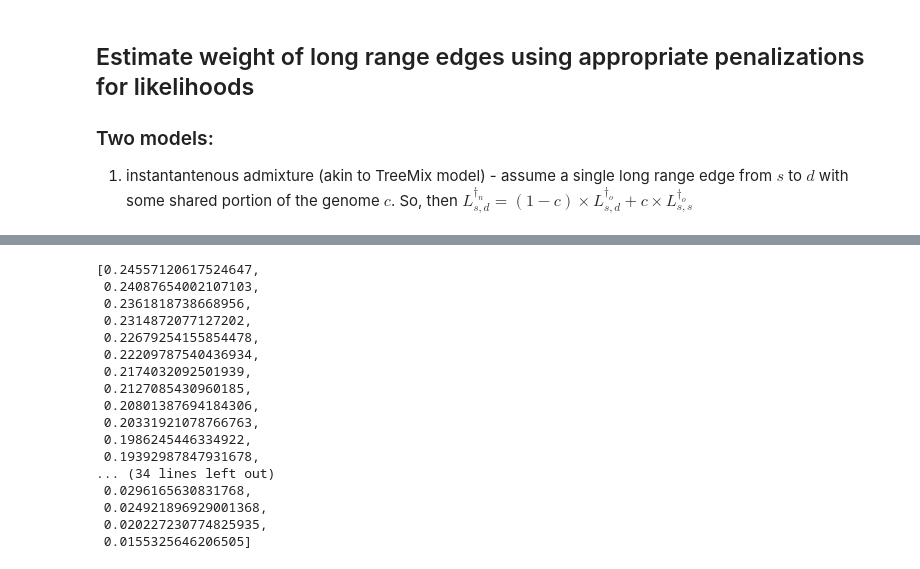
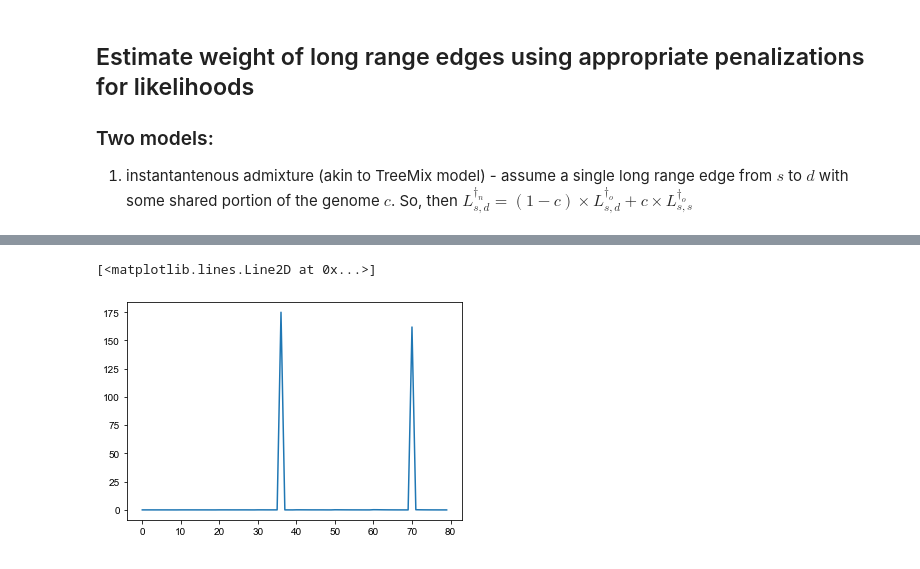
Before and after one commit to NovembreLab/feems, a Jupyter notebook: docs/notebooks/est-long-range.ipynb, the cells around one changed output, grey strips where cells are left out. Cells and saved outputs as stored; diff of their text form; code cells hidden in the pictures.

```diff
--- a/docs/notebooks/est-long-range.ipynb
+++ b/docs/notebooks/est-long-range.ipynb
@@ -136,23 +168,9 @@ plt.plot(obj_lr.Linv_block["oo"][36,:]); plt.axvline(36,color='k',linewidth=2,al
 # %%
-[np.ravel(c*obj_lr.Linv_block["oo"][36,91]+(1-c)*np.dot(sp_graph_lr.adj_base.todense()[36,:],obj_lr.Linv_block["oo"][:,36])[0])[0] for c in cc]
+# [np.ravel(c*obj_lr.Linv_block["oo"][36,91]+(1-c)*np.dot(sp_graph_lr.adj_base.todense()[36,:],obj_lr.Linv_block["oo"][:,36])[0])[0] for c in cc]
+plt.plot(obj_lr.Linv_block["oo"][70,])
 # %% [output]
-[0.24557120617524647,
- 0.24087654002107103,
- 0.2361818738668956,
- 0.2314872077127202,
- 0.22679254155854478,
- 0.22209787540436934,
- 0.2174032092501939,
- 0.2127085430960185,
- 0.20801387694184306,
- 0.20331921078766763,
- 0.1986245446334922,
- 0.19392987847931678,
-... (34 lines left out)
- 0.0296165630831768,
- 0.024921896929001368,
- 0.020227230774825935,
- 0.0155325646206505]
+[<matplotlib.lines.Line2D at 0x...>]
+[figure, added]
 # %%
 # cc = np.linspace(0,1,50)
 plt.plot(cc,[np.ravel(c*obj_lr.Linv_block["oo"][36,91]+(1-c)*np.dot(sp_graph_lr.adj_base.todense()[36,:],obj_lr.Linv_block["oo"][:,36])[0])[0] for c in cc],color='grey',alpha=0.8,label='sum of adjacent `edges`'); plt.xlabel('c (~admixture weight)'); plt.ylabel('Linv(36,91) after weighting');
```
Also changed, not shown: parts of 44 cells of this notebook, 2 other files.
